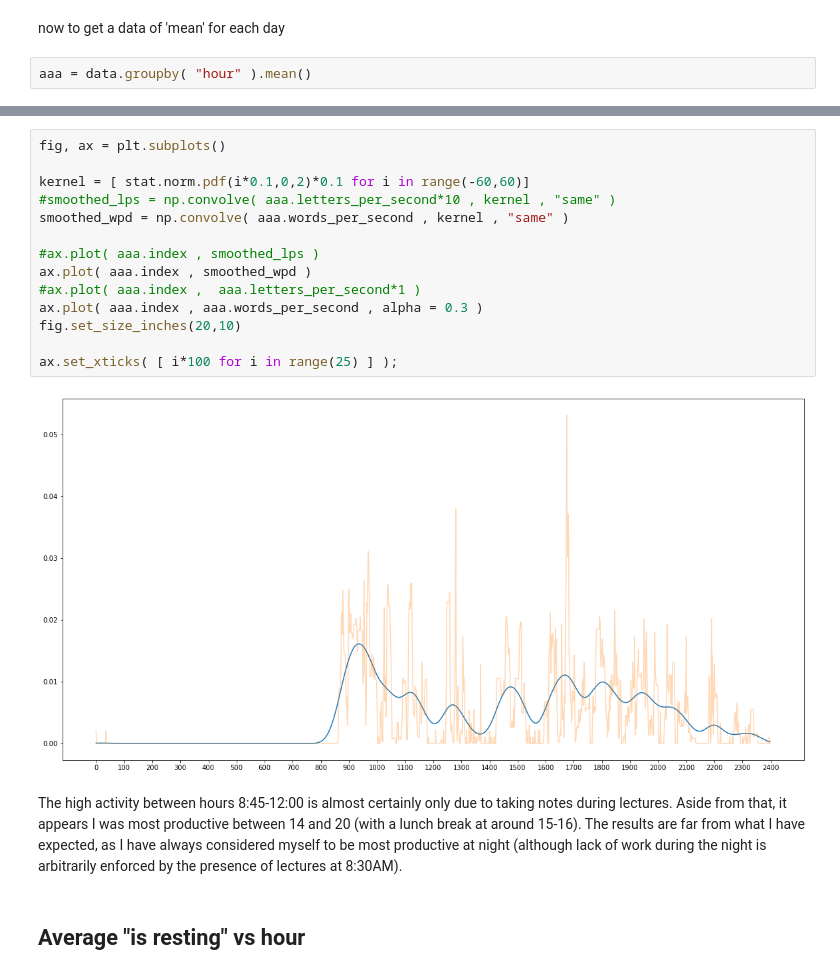
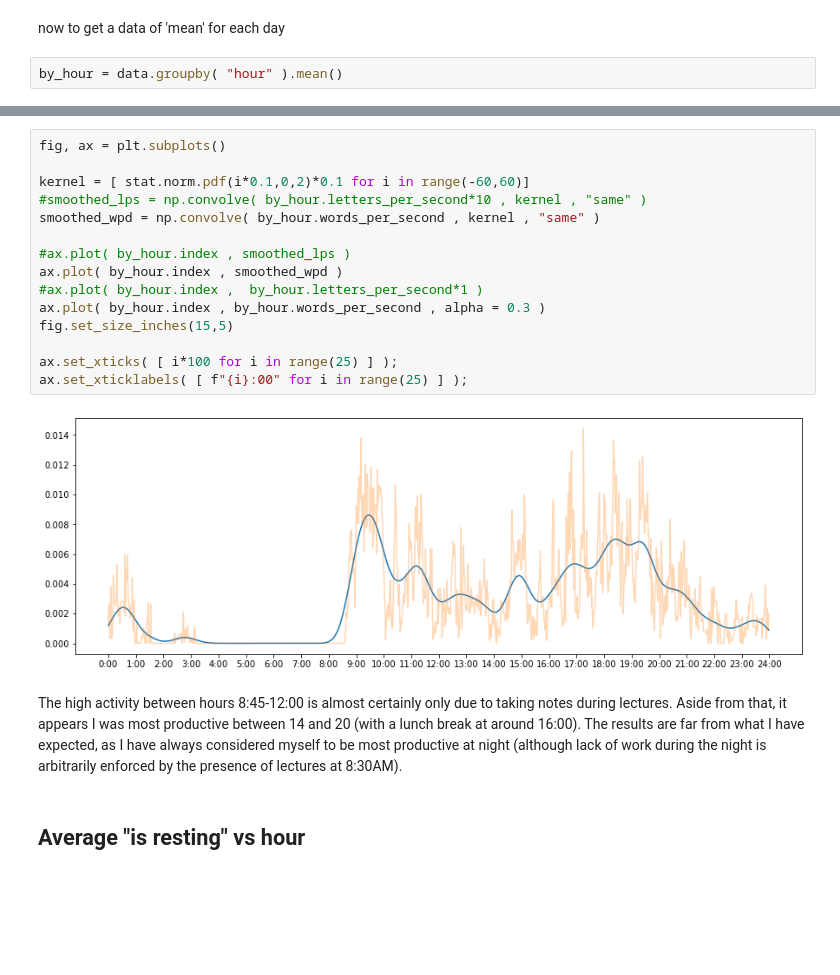
Before and after one commit to janskorupski/selfTracking, a Jupyter notebook: Example of usage.ipynb, the cells around one changed output, grey strips where cells are left out. Drawn from its saved outputs; the diff is of its cells as text; blank space fills up the shorter version.

Commit message:
the same analysis, but for a much larger data set

```diff
--- a/Example of usage.ipynb
+++ b/Example of usage.ipynb
@@ -112,4 +109,4 @@ data["hour"] = data.apply( get_time  , axis = 1)
 # %% [markdown]
 now to get a data of 'mean' for each day
 # %%
-aaa = data.groupby( "hour" ).mean()
+by_hour = data.groupby( "hour" ).mean()
@@ -133,21 +130,22 @@ aaa
 # %%
 fig, ax = plt.subplots()
 
 kernel = [ stat.norm.pdf(i*0.1,0,2)*0.1 for i in range(-60,60)]
-#smoothed_lps = np.convolve( aaa.letters_per_second*10 , kernel , "same" )
-smoothed_wpd = np.convolve( aaa.words_per_second , kernel , "same" )
+#smoothed_lps = np.convolve( by_hour.letters_per_second*10 , kernel , "same" )
+smoothed_wpd = np.convolve( by_hour.words_per_second , kernel , "same" )
 
-#ax.plot( aaa.index , smoothed_lps )
-ax.plot( aaa.index , smoothed_wpd )
-#ax.plot( aaa.index ,  aaa.letters_per_second*1 )
-ax.plot( aaa.index , aaa.words_per_second , alpha = 0.3 )
-fig.set_size_inches(20,10)
+#ax.plot( by_hour.index , smoothed_lps )
+ax.plot( by_hour.index , smoothed_wpd )
+#ax.plot( by_hour.index ,  by_hour.letters_per_second*1 )
+ax.plot( by_hour.index , by_hour.words_per_second , alpha = 0.3 )
+fig.set_size_inches(15,5)
 
 ax.set_xticks( [ i*100 for i in range(25) ] );
+ax.set_xticklabels( [ f"{i}:00" for i in range(25) ] );
 # %% [output]
-[figure, old version]
+[figure, new version]
 # %% [markdown]
-The high activity between hours 8:45-12:00 is almost certainly only due to taking notes during lectures. Aside from that, it appears I was most productive between 14 and 20 (with a lunch break at around 15-16). The results are far from what I have expected, as I have always considered myself to be most productive at night (although lack of work during the night is arbitrarily enforced by the presence of lectures at 8:30AM).
+The high activity between hours 8:45-12:00 is almost certainly only due to taking notes during lectures. Aside from that, it appears I was most productive between 14 and 20 (with a lunch break at around 16:00). The results are far from what I have expected, as I have always considered myself to be most productive at night (although lack of work during the night is arbitrarily enforced by the presence of lectures at 8:30AM).
 # %% [markdown]
 ## Average "is resting" vs hour
 # %% [markdown]
```
Also changed, not shown: parts of 11 cells of this notebook.
